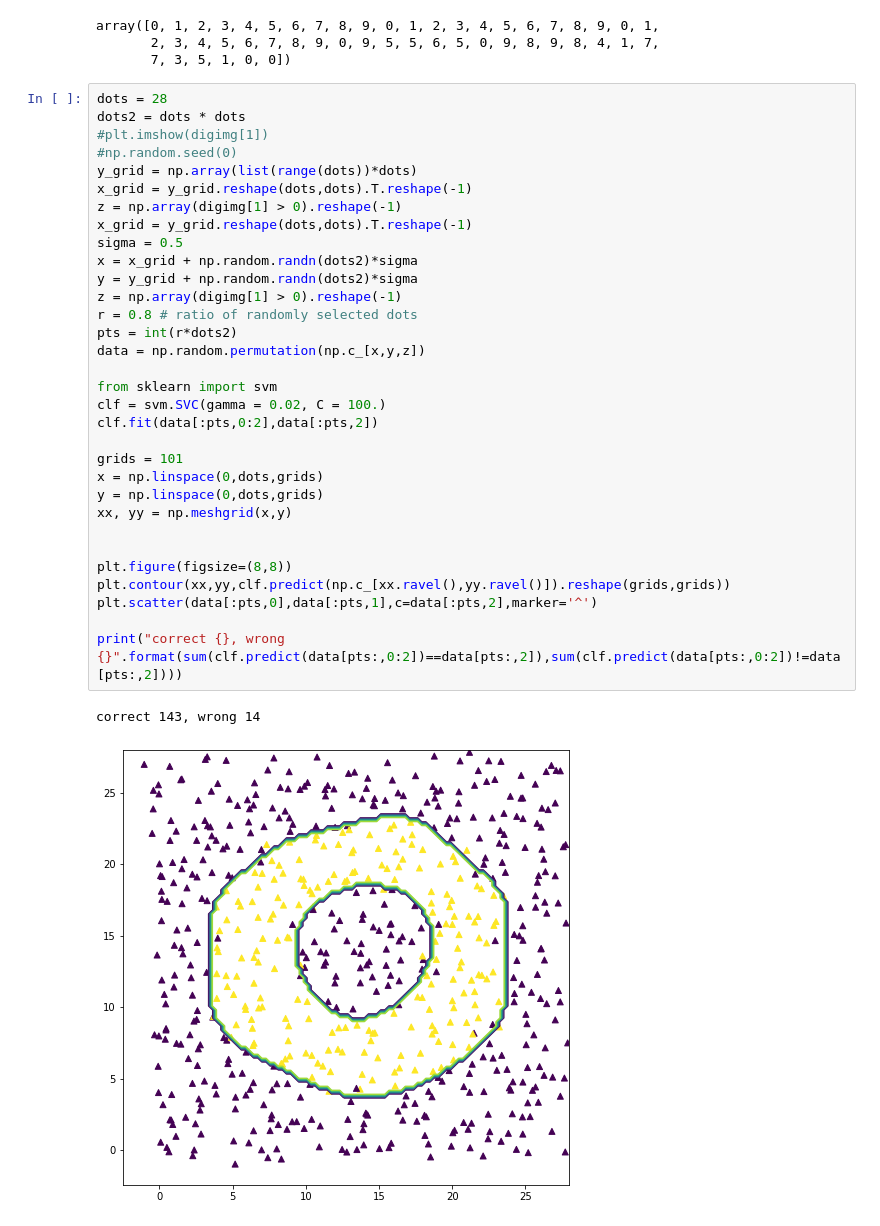
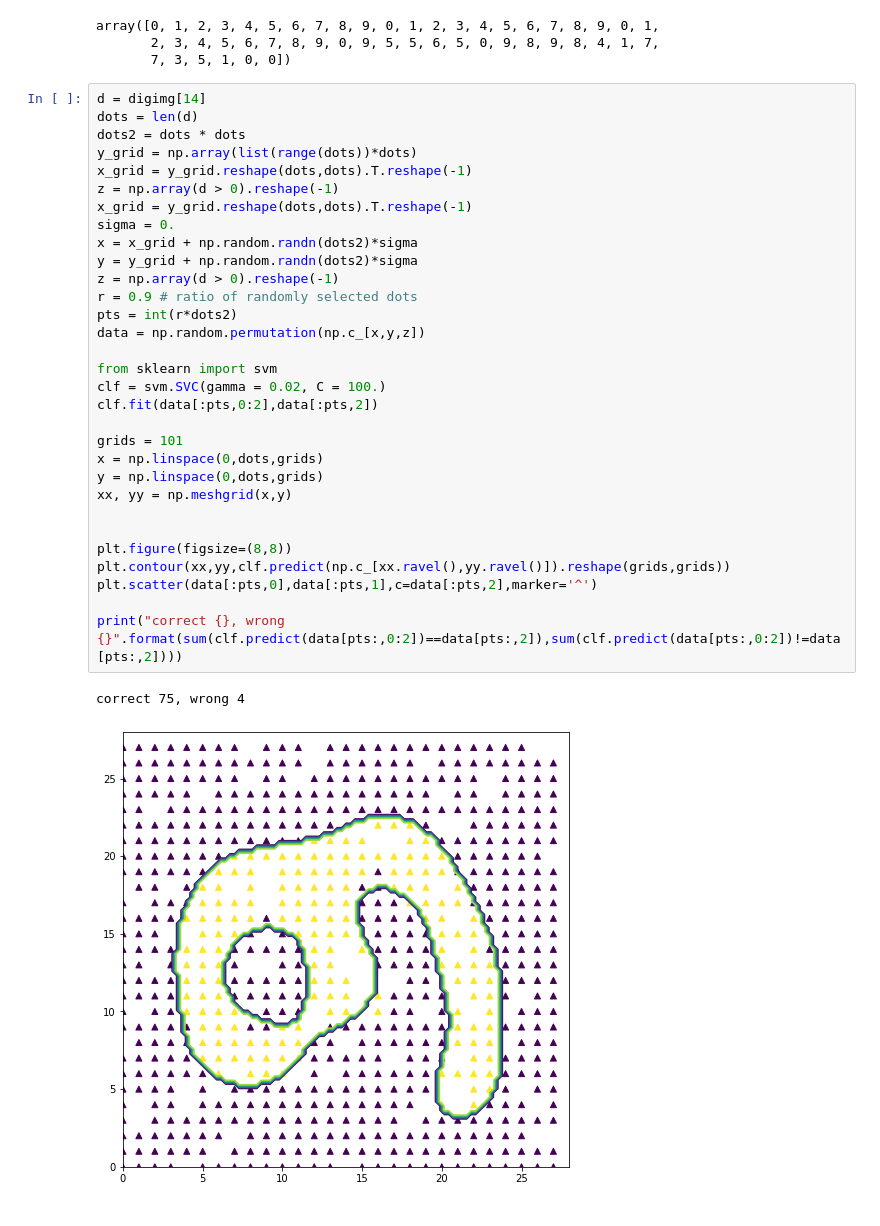
Before and after one commit to cktears/kaggle_digit-recognizer, a Jupyter notebook: digit-recognizer copy.ipynb, the cells around one changed output. Cells and saved outputs as stored; diff of their text form.

```diff
--- a/digit-recognizer copy.ipynb
+++ b/digit-recognizer copy.ipynb
@@ -249,37 +249,36 @@ array([0, 1, 2, 3, 4, 5, 6, 7, 8, 9, 0, 1, 2, 3, 4, 5, 6, 7, 8, 9, 0, 1,
        2, 3, 4, 5, 6, 7, 8, 9, 0, 9, 5, 5, 6, 5, 0, 9, 8, 9, 8, 4, 1, 7,
        7, 3, 5, 1, 0, 0])
 # %%
-dots = 28
+d = digimg[14]
+dots = len(d)
 dots2 = dots * dots
-#plt.imshow(digimg[1])
-#np.random.seed(0)
 y_grid = np.array(list(range(dots))*dots)
 x_grid = y_grid.reshape(dots,dots).T.reshape(-1)
-z = np.array(digimg[1] > 0).reshape(-1)
+z = np.array(d > 0).reshape(-1)
 x_grid = y_grid.reshape(dots,dots).T.reshape(-1)
-sigma = 0.5
+sigma = 0.
 x = x_grid + np.random.randn(dots2)*sigma
 y = y_grid + np.random.randn(dots2)*sigma
-z = np.array(digimg[1] > 0).reshape(-1)
-r = 0.8 # ratio of randomly selected dots
+z = np.array(d > 0).reshape(-1)
+r = 0.9 # ratio of randomly selected dots
 pts = int(r*dots2)
 data = np.random.permutation(np.c_[x,y,z])
 
 from sklearn import svm
 clf = svm.SVC(gamma = 0.02, C = 100.)
 clf.fit(data[:pts,0:2],data[:pts,2])
 
 grids = 101
 x = np.linspace(0,dots,grids)
 y = np.linspace(0,dots,grids)
 xx, yy = np.meshgrid(x,y)
 
 
 plt.figure(figsize=(8,8))
 plt.contour(xx,yy,clf.predict(np.c_[xx.ravel(),yy.ravel()]).reshape(grids,grids))
 plt.scatter(data[:pts,0],data[:pts,1],c=data[:pts,2],marker='^')
 
 print("correct {}, wrong {}".format(sum(clf.predict(data[pts:,0:2])==data[pts:,2]),sum(clf.predict(data[pts:,0:2])!=data[pts:,2])))
 # %% [output]
-correct 143, wrong 14
+correct 75, wrong 4
-[figure, old version]
+[figure, new version]
```
